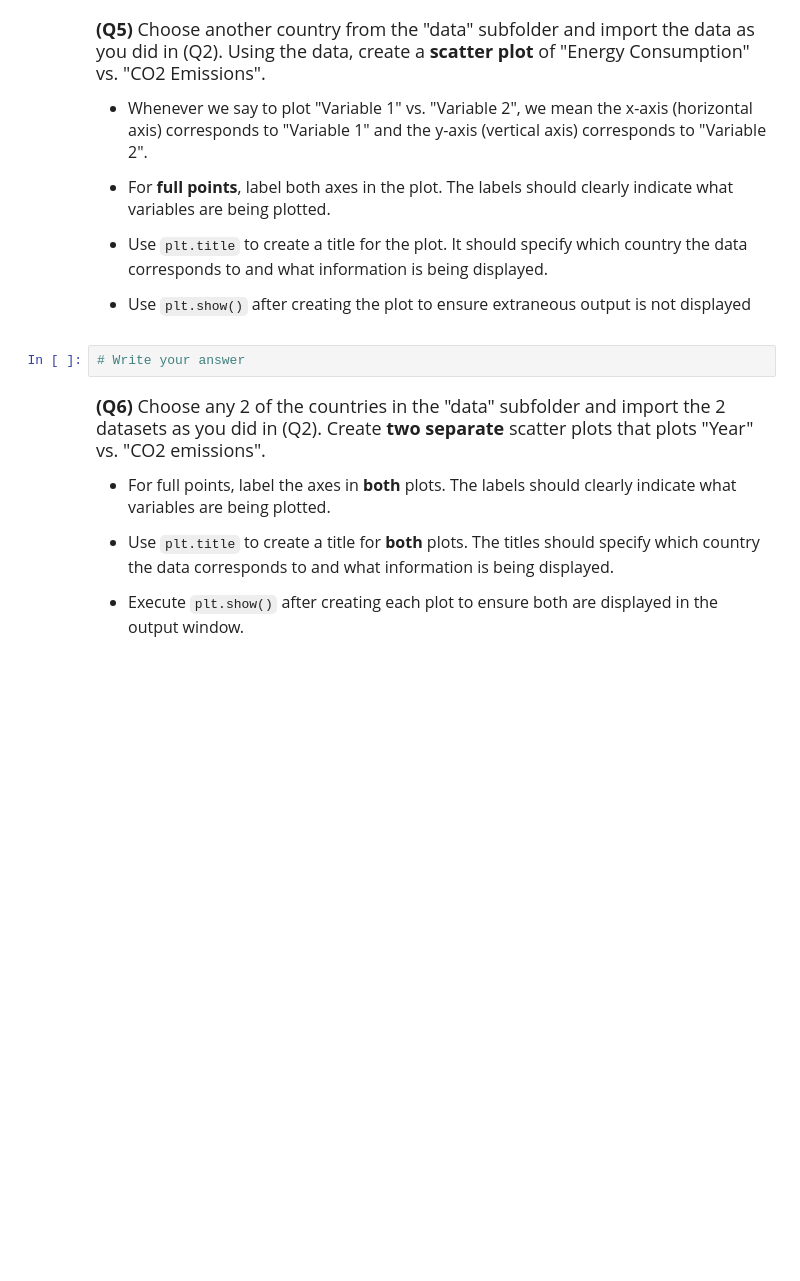
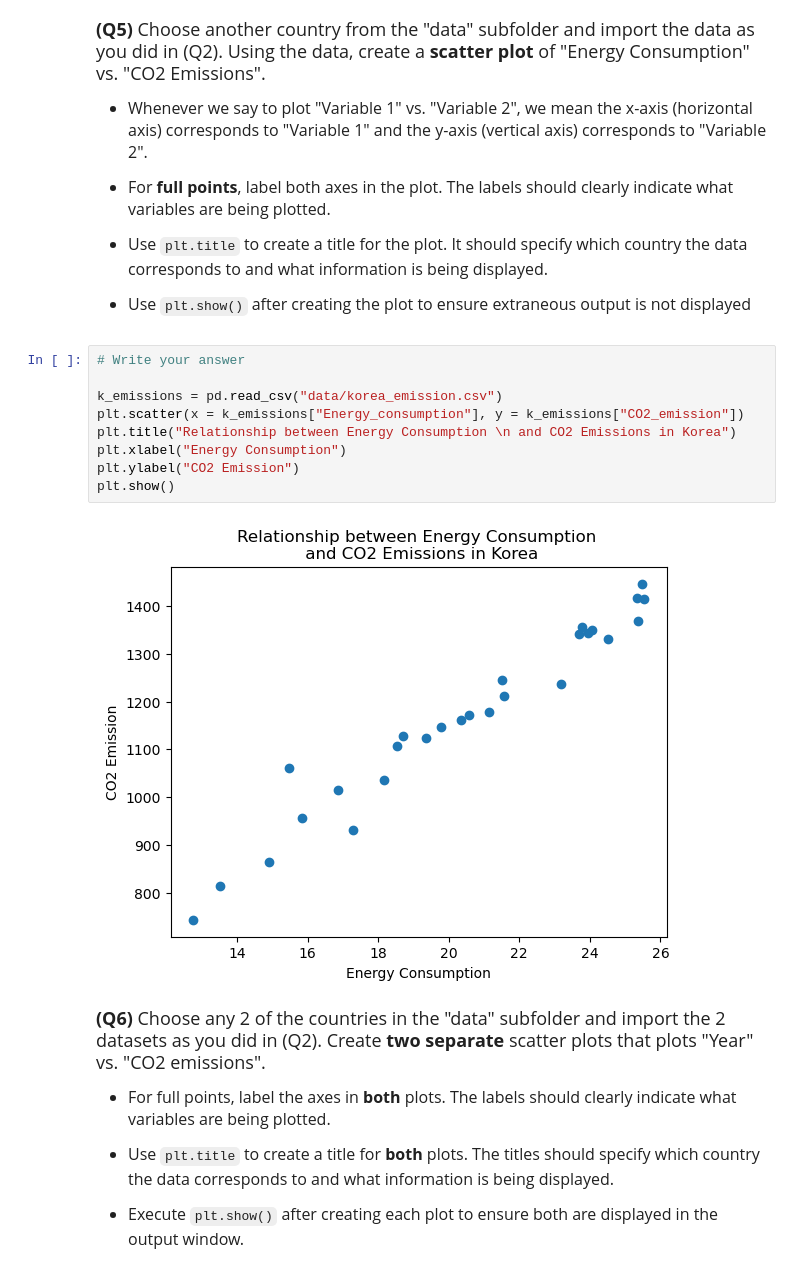
Before and after one commit to wkdduswo/datasci151spring2026, a Jupyter notebook: _assignments/assignment_2/Assignment2.ipynb, the cells around one changed output. Saved outputs shown, nothing was run; the diff lists cells and outputs as text; blank space fills up the shorter version.

```diff
--- a/_assignments/assignment_2/Assignment2.ipynb
+++ b/_assignments/assignment_2/Assignment2.ipynb
@@ -116,8 +126,17 @@ Name: CO2_emission, dtype: float64
 - Use `plt.title` to create a title for the plot. It should specify which country the data corresponds to and what information is being displayed.
 
 - Use `plt.show()` after creating the plot to ensure extraneous output is not displayed
-# %%
-# Write your answer
+# %%
+# Write your answer
+
+k_emissions = pd.read_csv("data/korea_emission.csv")
+plt.scatter(x = k_emissions["Energy_consumption"], y = k_emissions["CO2_emission"])
+plt.title("Relationship between Energy Consumption \n and CO2 Emissions in Korea")
+plt.xlabel("Energy Consumption")
+plt.ylabel("CO2 Emission")
+plt.show()
+# %% [output]
+[figure, added]
 # %% [markdown]
 <font size = "4">
 
```
Also changed, not shown: parts of 2 cells of this notebook.
